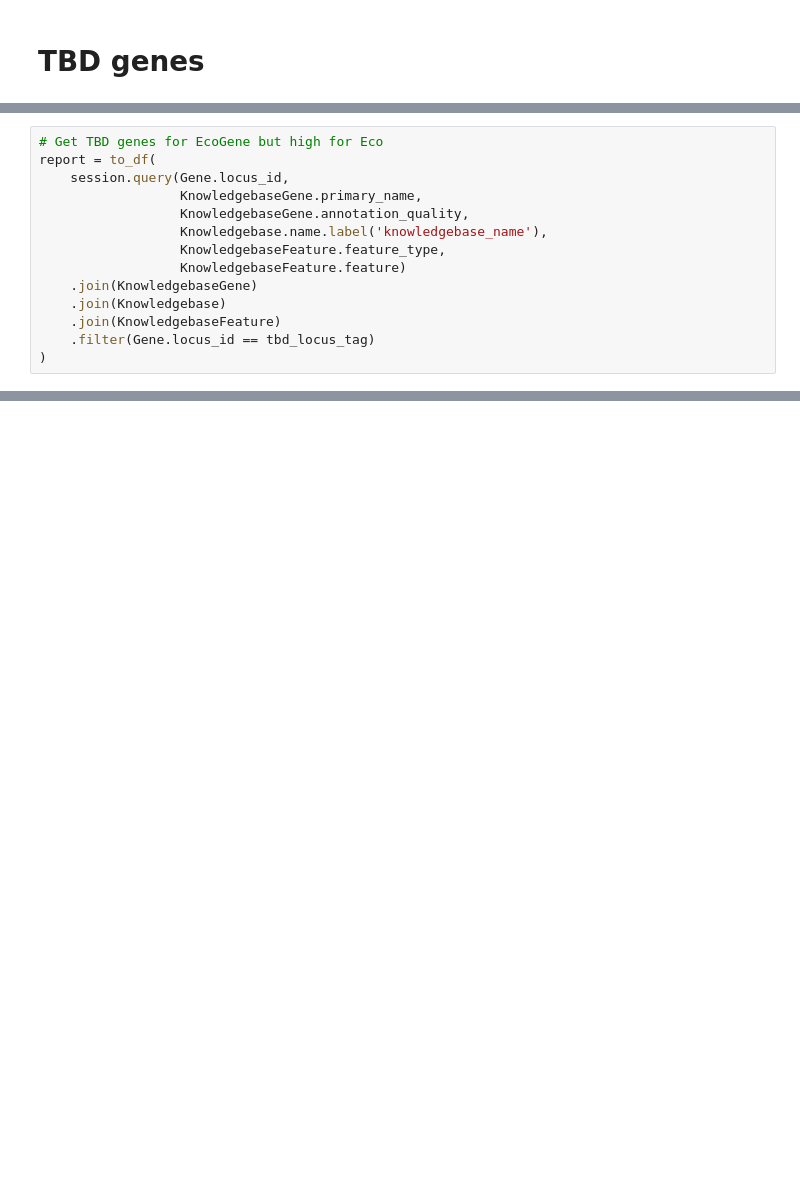
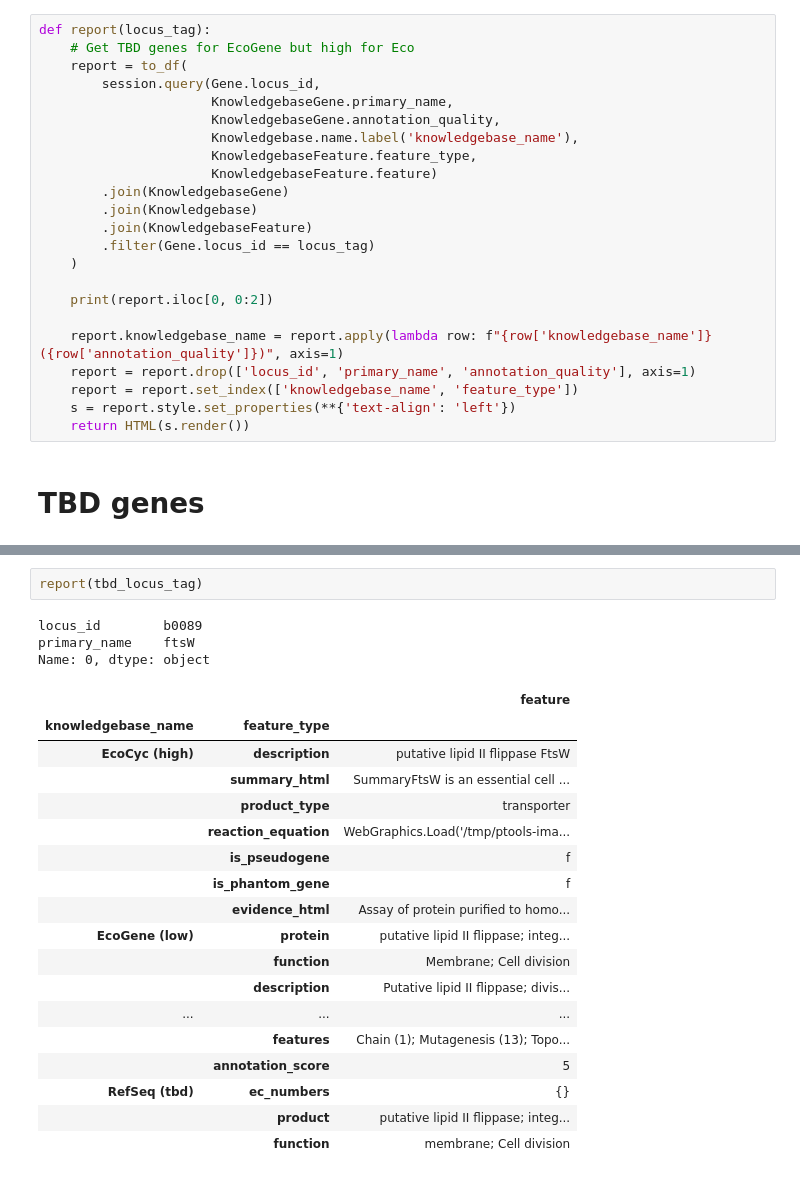
Before and after one commit to zakandrewking/y-ome, a Jupyter notebook: notebooks/17..12.06 Categories.ipynb, the cells around one changed output, grey strips where cells are left out. Saved outputs shown, nothing was run; the diff lists cells and outputs as text; blank space fills up the shorter version.

```diff
--- a/notebooks/17..12.06 Categories.ipynb
+++ b/notebooks/17..12.06 Categories.ipynb
@@ -252,3 +251,26 @@ kbases_unstacked[kbases_unstacked.apply(check_for_row, axis=1)]
+# %%
+def report(locus_tag):
+    # Get TBD genes for EcoGene but high for Eco
+    report = to_df(
+        session.query(Gene.locus_id,
+                      KnowledgebaseGene.primary_name,
+                      KnowledgebaseGene.annotation_quality,
+                      Knowledgebase.name.label('knowledgebase_name'),
+                      KnowledgebaseFeature.feature_type,
+                      KnowledgebaseFeature.feature)
+        .join(KnowledgebaseGene)
+        .join(Knowledgebase)
+        .join(KnowledgebaseFeature)
+        .filter(Gene.locus_id == locus_tag)
+    )
+
+    print(report.iloc[0, 0:2])
+
+    report.knowledgebase_name = report.apply(lambda row: f"{row['knowledgebase_name']} ({row['annotation_quality']})", axis=1)
+    report = report.drop(['locus_id', 'primary_name', 'annotation_quality'], axis=1)
+    report = report.set_index(['knowledgebase_name', 'feature_type'])
+    s = report.style.set_properties(**{'text-align': 'left'})
+    return HTML(s.render())
 # %% [markdown]
 # TBD genes
 # %%
@@ -260,14 +281,0 @@ print(f'{len(tbd)} genes; next locus: {tbd_locus_tag}')
-# %%
-# Get TBD genes for EcoGene but high for Eco
-report = to_df(
-    session.query(Gene.locus_id,
-                  KnowledgebaseGene.primary_name,
-                  KnowledgebaseGene.annotation_quality,
-                  Knowledgebase.name.label('knowledgebase_name'),
-                  KnowledgebaseFeature.feature_type,
-                  KnowledgebaseFeature.feature)
-    .join(KnowledgebaseGene)
-    .join(Knowledgebase)
-    .join(KnowledgebaseFeature)
-    .filter(Gene.locus_id == tbd_locus_tag)
-)
@@ -304,0 +288,24 @@ HTML(s.render())
+# %%
+report(tbd_locus_tag)
+# %% [output]
+locus_id        b0089
+primary_name    ftsW
+Name: 0, dtype: object
+|  |  | feature |
+| knowledgebase_name | feature_type |  |
+| EcoCyc (high) | description | putative lipid II flippase FtsW |
+|  | summary_html | SummaryFtsW is an essential cell ... |
+|  | product_type | transporter |
+|  | reaction_equation | WebGraphics.Load('/tmp/ptools-ima... |
+|  | is_pseudogene | f |
+|  | is_phantom_gene | f |
+|  | evidence_html | Assay of protein purified to homo... |
+| EcoGene (low) | protein | putative lipid II flippase; integ... |
+|  | function | Membrane; Cell division |
+|  | description | Putative lipid II flippase; divis... |
+| ... | ... | ... |
+|  | features | Chain (1); Mutagenesis (13); Topo... |
+|  | annotation_score | 5 |
+| RefSeq (tbd) | ec_numbers | {} |
+|  | product | putative lipid II flippase; integ... |
+|  | function | membrane; Cell division |
```
Also changed, not shown: parts of 15 cells of this notebook, 1 other file.
